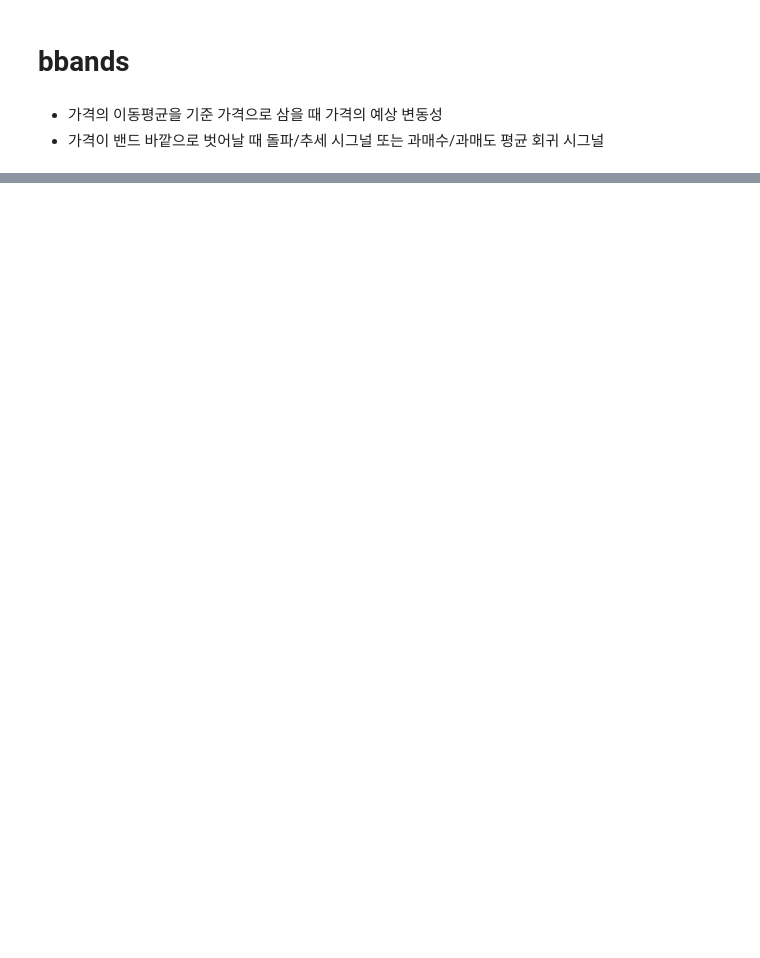
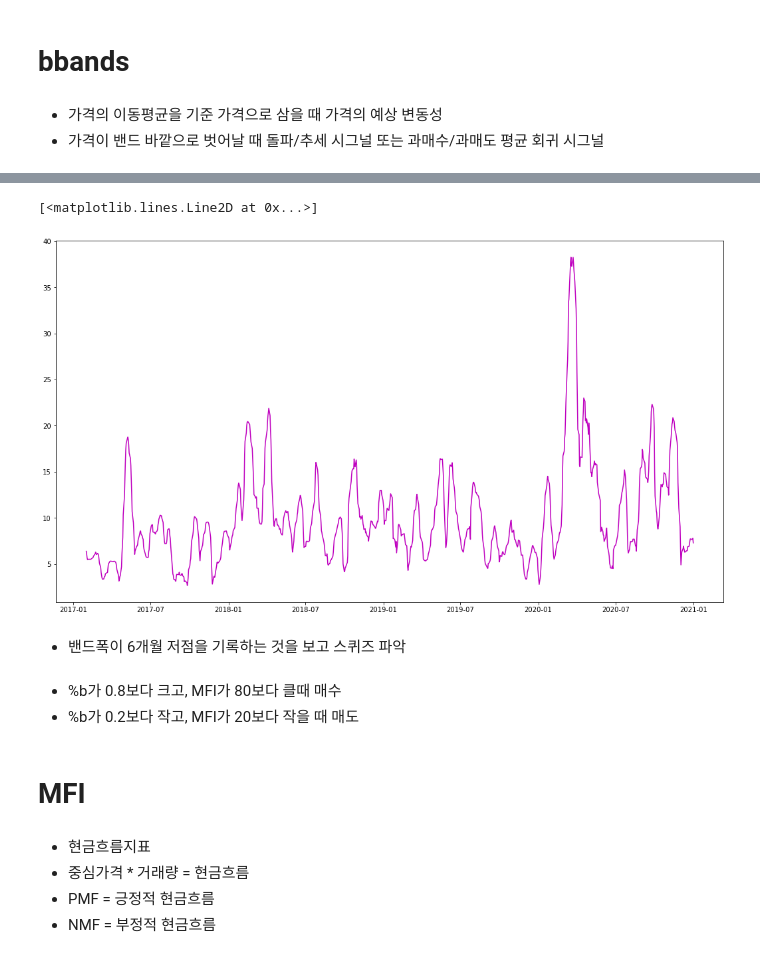
Before and after one commit to taejunglee/pythonworkplace, a Jupyter notebook: trading/base_tec_analysis/bbands.ipynb, the cells around one changed output, grey strips where cells are left out. Saved outputs shown, nothing was run; the diff lists cells and outputs as text; code cells hidden in the pictures; blank space fills up the shorter version.

```diff
--- a/trading/base_tec_analysis/bbands.ipynb
+++ b/trading/base_tec_analysis/bbands.ipynb
@@ -68,0 +79,20 @@ plt.show()
+# %%
+df['bandwidth'] = (df['Upper']-df['Lower']) / df['Close'].rolling(window=20).mean()*100
+# %%
+plt.figure(figsize=(18,10))
+plt.plot(df.index, df['bandwidth'], color='m', label = 'BandWidth')
+# %% [output]
+[<matplotlib.lines.Line2D at 0x...>]
+[figure, added]
+# %% [markdown]
+- 밴드폭이 6개월 저점을 기록하는 것을 보고 스퀴즈 파악
+# %% [markdown]
+- %b가 0.8보다 크고, MFI가 80보다 클때 매수
+- %b가 0.2보다 작고, MFI가 20보다 작을 때 매도
+# %% [markdown]
+# MFI
+# %% [markdown]
+- 현금흐름지표
+- 중심가격 * 거래량 = 현금흐름
+- PMF = 긍정적 현금흐름
+- NMF = 부정적 현금흐름
```
Also changed, not shown: parts of 14 cells of this notebook.
